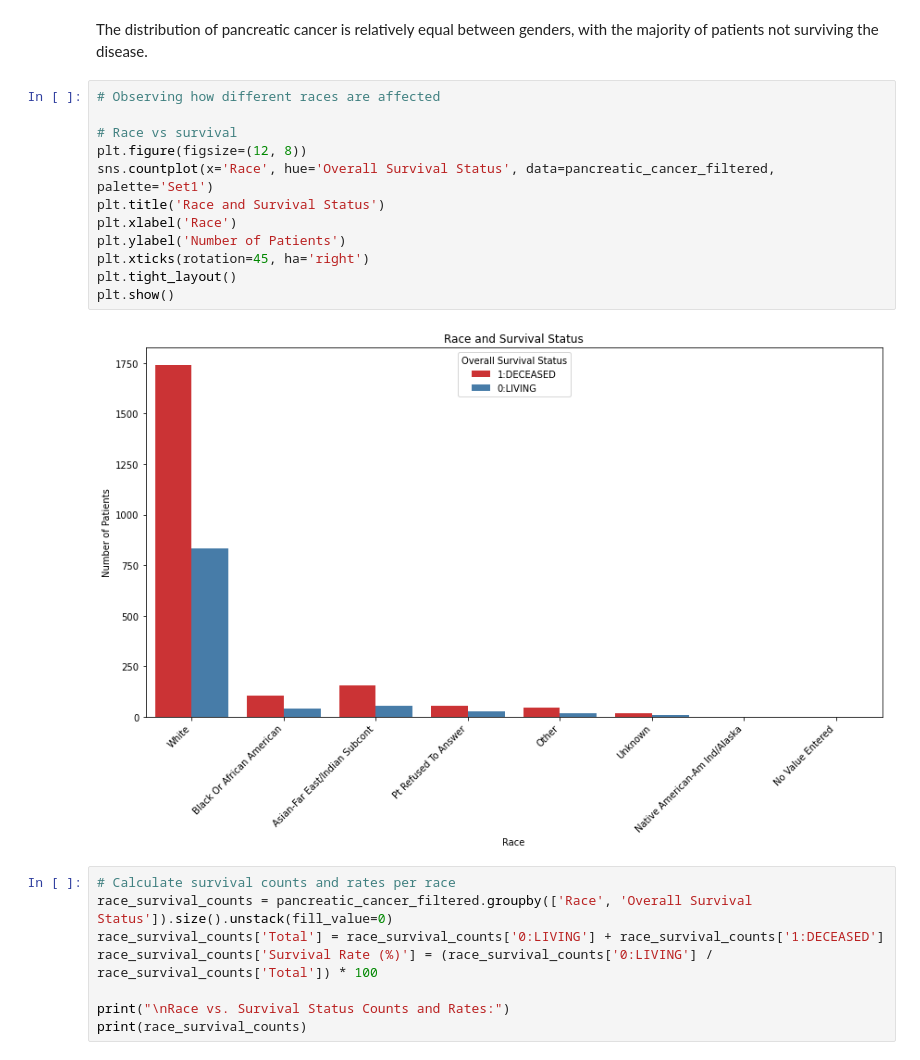
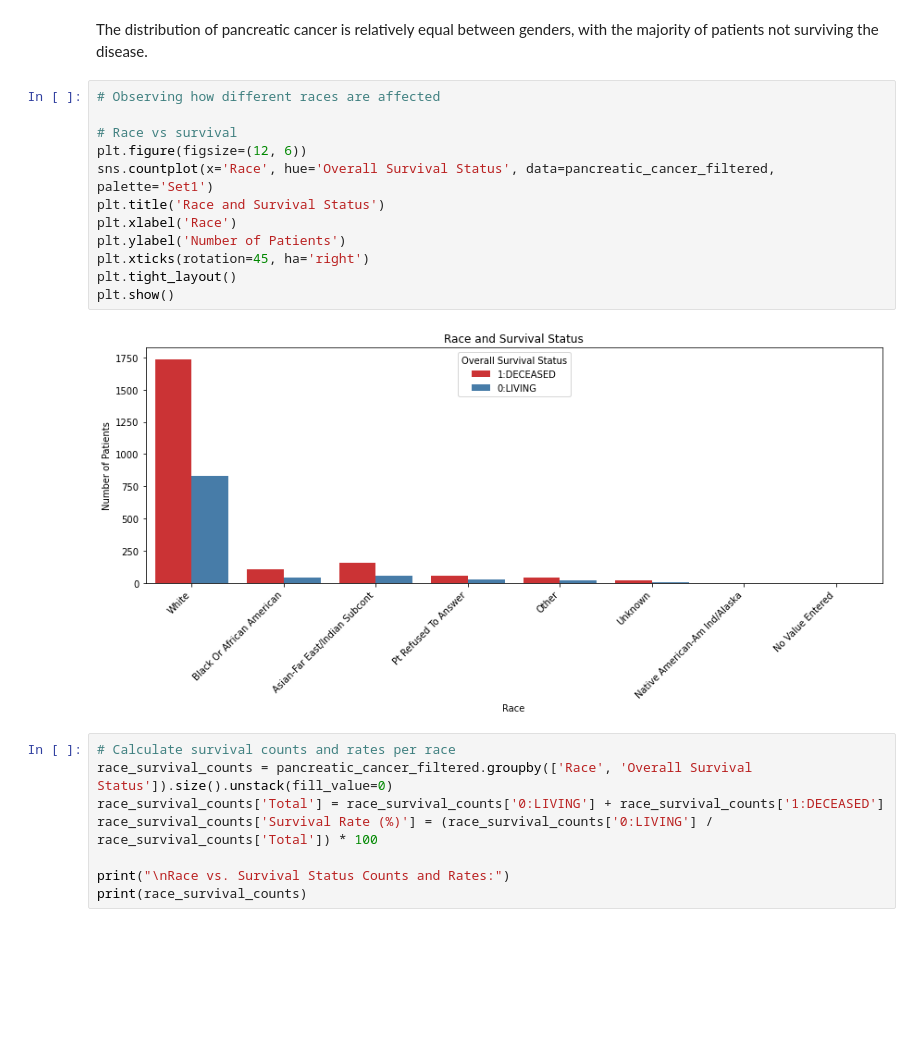
Before and after one commit to Tintin-dataObsessed/Pancreatic-Cancer-Survival-Prediction, a Jupyter notebook: index.ipynb, the cells around one changed output. Drawn from its saved outputs; the diff is of its cells as text; blank space fills up the shorter version.

```diff
--- a/index.ipynb
+++ b/index.ipynb
@@ -457,17 +460,17 @@ The distribution of pancreatic cancer is relatively equal between genders, with
 # %%
 # Observing how different races are affected
 
 # Race vs survival
-plt.figure(figsize=(12, 8))
+plt.figure(figsize=(12, 6))
 sns.countplot(x='Race', hue='Overall Survival Status', data=pancreatic_cancer_filtered, palette='Set1')
 plt.title('Race and Survival Status')
 plt.xlabel('Race')
 plt.ylabel('Number of Patients')
 plt.xticks(rotation=45, ha='right')
 plt.tight_layout()
 plt.show()
 # %% [output]
-[figure, old version]
+[figure, new version]
 # %%
 # Calculate survival counts and rates per race
 race_survival_counts = pancreatic_cancer_filtered.groupby(['Race', 'Overall Survival Status']).size().unstack(fill_value=0)
```
Also changed, not shown: parts of 15 cells of this notebook, 3 other files.
